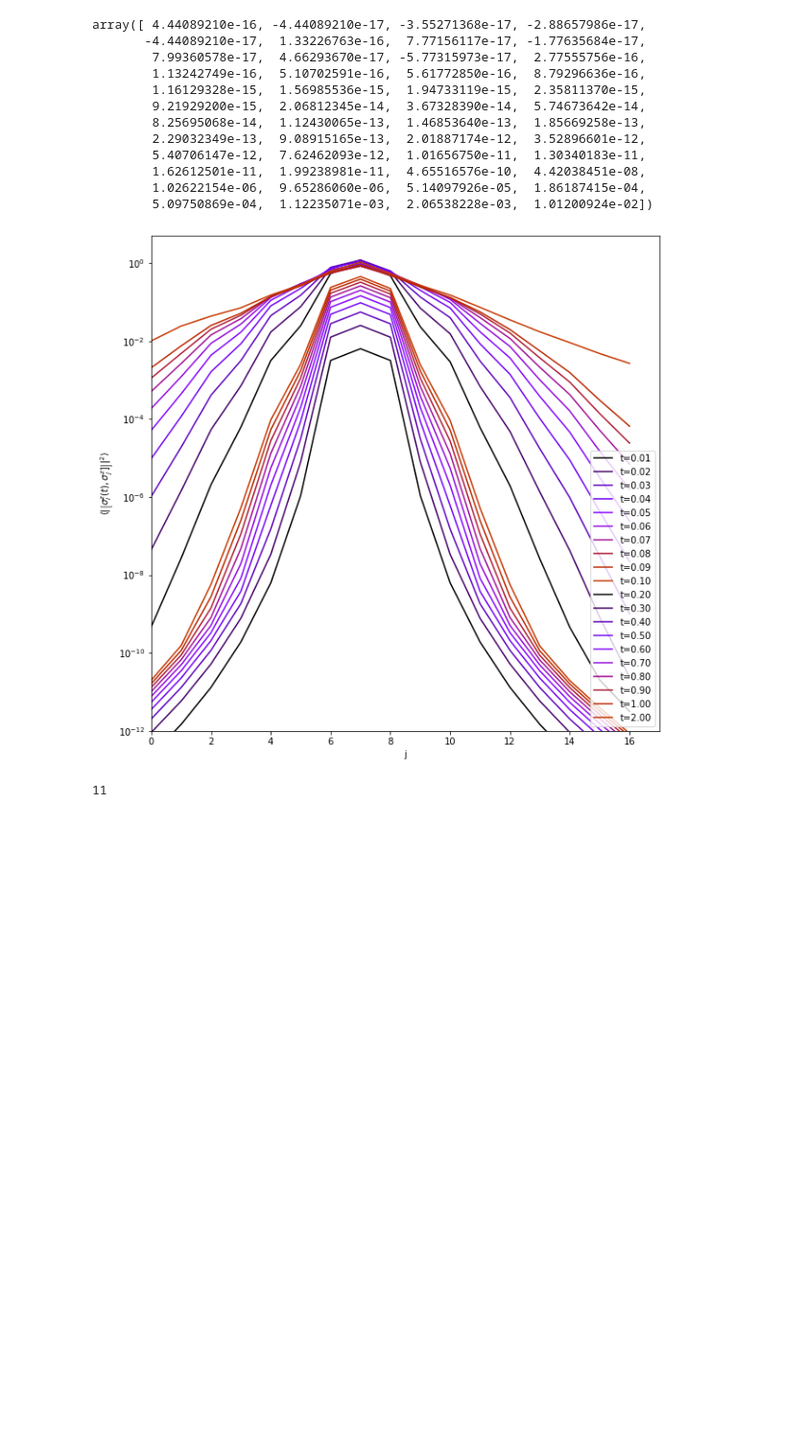
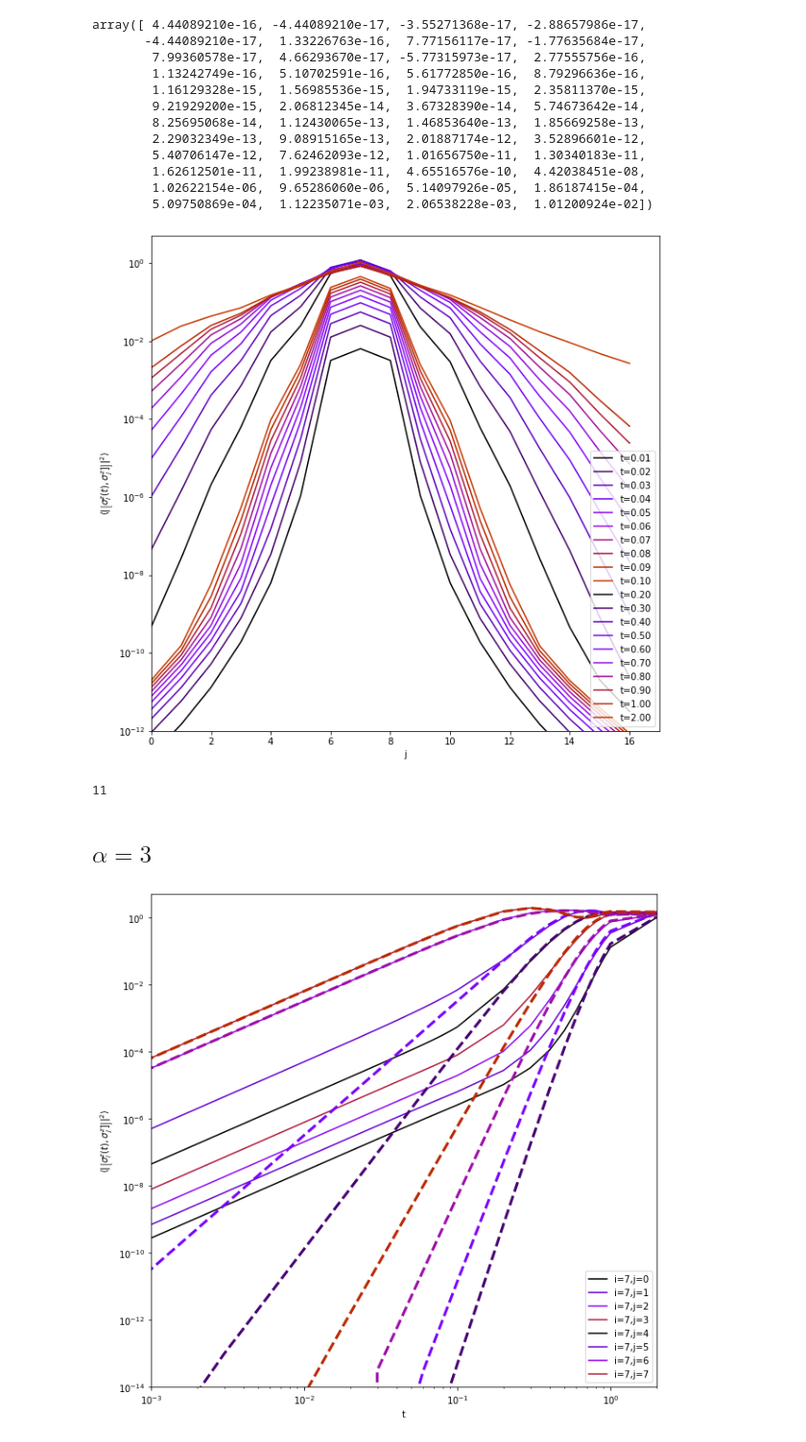
Before and after one commit to mkm2/WorkingFolder, a Jupyter notebook: notebooks/Analysis/Log_Short_Time_Behaviour.ipynb, the cells around one changed output. Shown at 96% size. Drawn from its saved outputs; the diff is of its cells as text; code cells hidden in the pictures; blank space fills up the shorter version.

```diff
--- a/notebooks/Analysis/Log_Short_Time_Behaviour.ipynb
+++ b/notebooks/Analysis/Log_Short_Time_Behaviour.ipynb
@@ -263,3 +261,48 @@ print(h[idh])
 # %% [output]
 [figure]
 11
+# %% [markdown]
+## $\alpha=3$
+# %%
+h3=[0]
+jobids3 = []
+params3 = []
+data3 = []
+N = 17
+folders3 = [datapath/"h=0"]
+files3 = ["5880647_N17_FD.jld2"]
+for (i,file) in enumerate(files3):
+    with h5py.File(folders3[i]/file,"r") as f:
+        jobids3.append(f["jobid"][()].decode("UTF-8"))
+        data3.append(2-2*rearrange_data(f["data"][()]))
+        params3.append(f["params"][()])
+# %%
+res3 = list(map(lambda arr: disorder_mean(arr),data))
+res3_err = list(map(lambda arr: disorder_std(arr),data))
+# %%
+idh = 0
+
+NUM_COLORS = N//2
+cm = plt.get_cmap('gnuplot')
+cNorm  = colors.Normalize(vmin=0, vmax=NUM_COLORS+5)
+scalarMap = mplcm.ScalarMappable(norm=cNorm, cmap=cm)
+fig = plt.figure(figsize=(10,10))
+ax = fig.add_subplot(111)
+ax.set_prop_cycle(color=[scalarMap.to_rgba(i) for i in range(NUM_COLORS)])
+ax.set_xscale("log")
+ax.set_yscale("log")
+for j in range(0,N//2):
+    ax.loglog(T[1:],res3[idh][1:,j],label="i={},j={}".format(N//2-1,j))
+    ax.loglog(T[1:],res_NN[idh][1:,j],linestyle="--",linewidth=3)
+    #if j!=N//2-1:
+    #    ax.plot(T[tmin[j]:],(6*np.array(T[tmin[j]:])/np.abs(7-j)**6)**2,c="black",alpha=0.6)
+    #if j !=N//2-1:
+       # ax.plot(T[1:],model(T[1:],*(popt[j]))/(7-j)**12,color='green')
+ax.legend(loc="lower right")
+ax.set_xlabel("t")
+ax.set_ylabel(r"$\langle\left|\left[\sigma_i^z(t),\sigma_j^z]\right]\right|^2\rangle$")
+ax.set_xlim(1e-3,2)
+ax.set_ylim(1e-14,5)
+plt.show()
+# %% [output]
+[figure, added]
```
Also changed, not shown: parts of 4 cells of this notebook, 6 other files.
